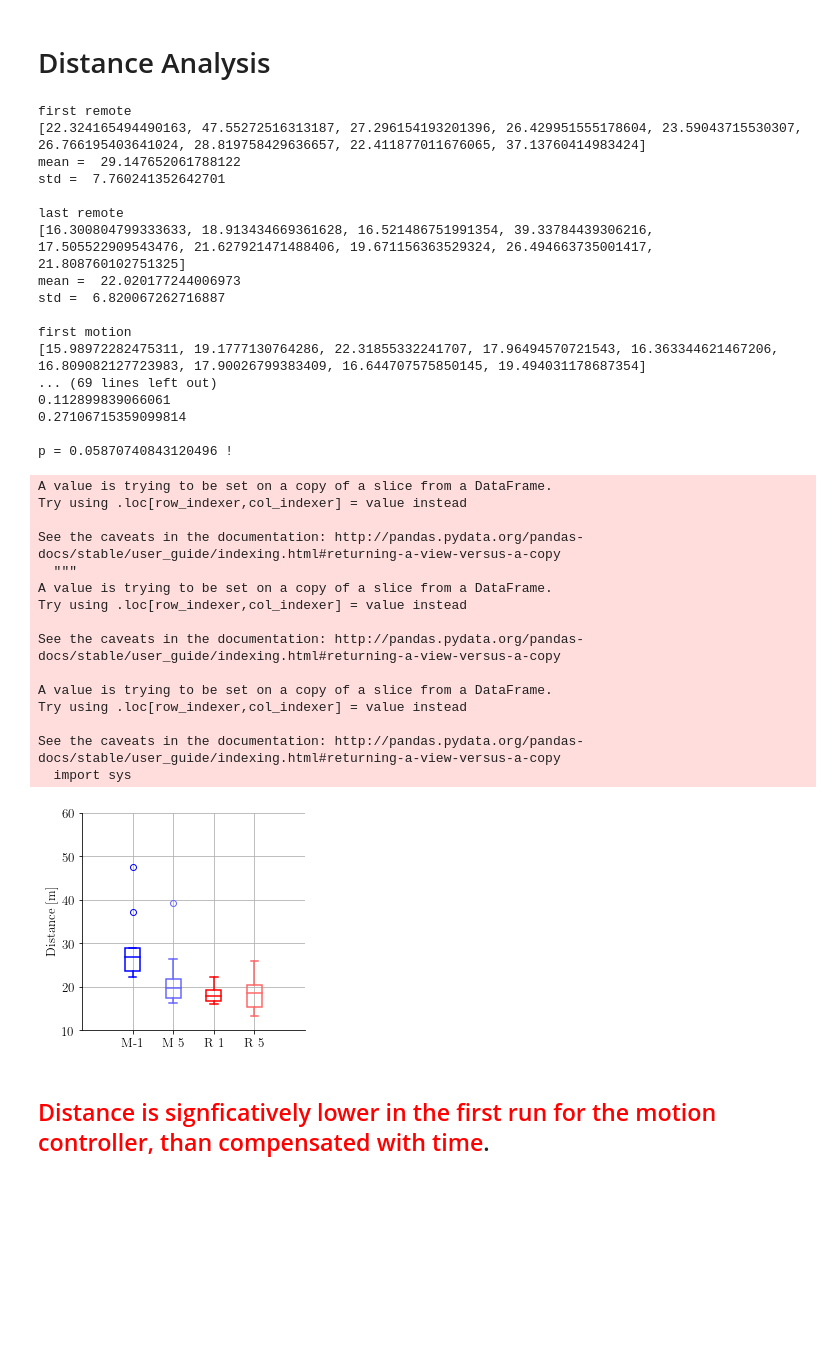
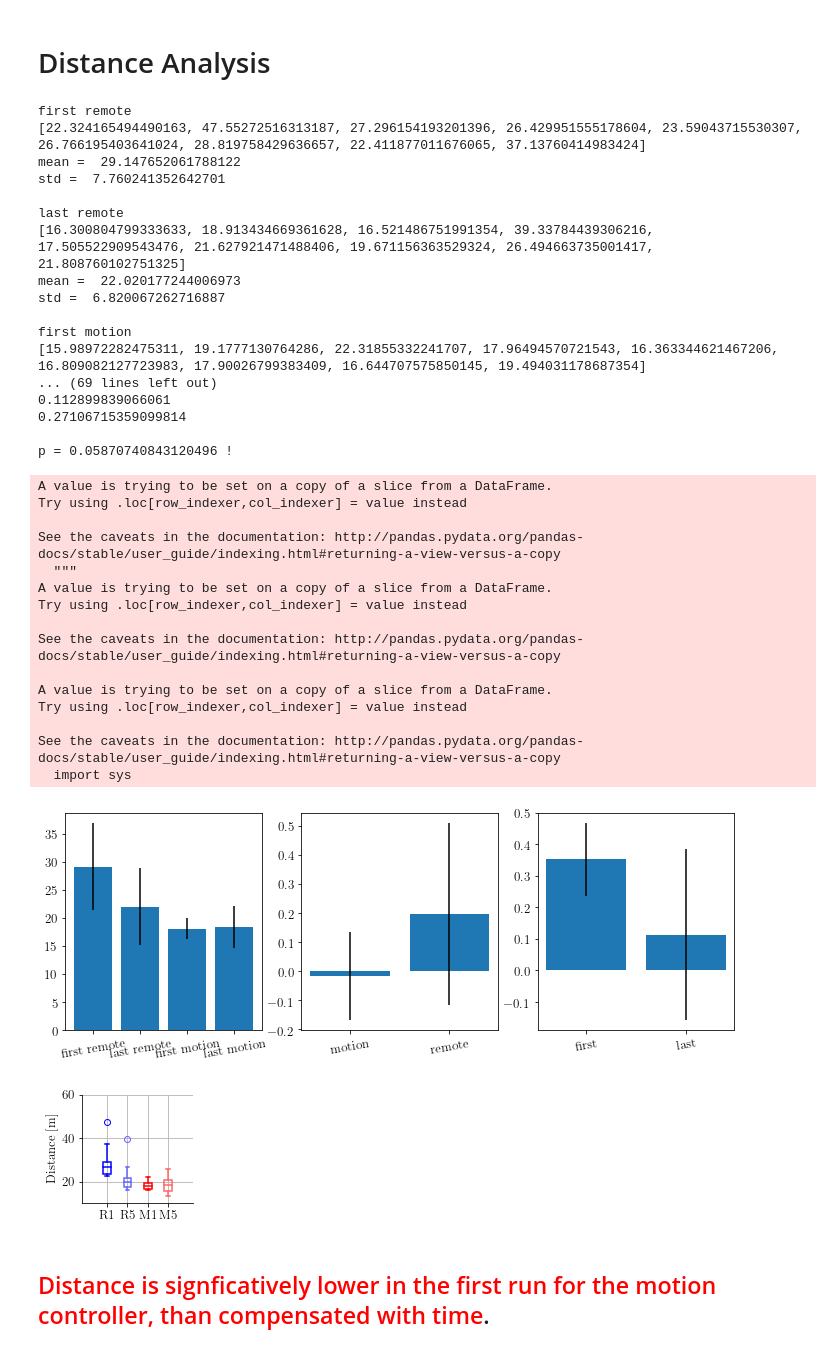
Before and after one commit to medioman22/Bidirectional_Interface, a Jupyter notebook: data_analysis/data_analysis_learning.ipynb, the cells around one changed output. Cells and saved outputs as stored; diff of their text form; code cells hidden in the pictures; blank space fills up the shorter version.

```diff
--- a/data_analysis/data_analysis_learning.ipynb
+++ b/data_analysis/data_analysis_learning.ipynb
@@ -33,7 +33,7 @@ params = {
     'xtick.labelsize': fs,
     'ytick.labelsize': fs,
     'text.usetex': False,
-    'figure.figsize': [4, 4],
+    'figure.figsize': [2, 2],
     'boxplot.boxprops.linewidth' : lw,
     'boxplot.whiskerprops.linewidth' : lw,
     'boxplot.capprops.linewidth' : lw,
@@ -261,7 +261,7 @@ def basic_box(data, names, col = 'b', leg = False, ax = None, save = False, wher
     if yticks is not None:
         plt.yticks(yticks)
 
-    plt.xticks([1, 1.4, 1.8, 2.2], ['M-1', 'M  5', 'R  1', 'R  5'])
+    plt.xticks([1, 1.4, 1.8, 2.2], ['R1', 'R5', 'M1', 'M5'])
 
     plt.ylabel(y)
 
@@ -384,41 +384,43 @@ def compDist(df):
 
 dist = runBasicAnalysis(compDist)
 
-ax = basic_box(dist, fields, y = 'Distance [m]', ylim = [10, 60], save = True, where = 'Distance.pdf')
+basic_plot(dist)
+ax = basic_box(dist, fields, y = 'Distance [m]', ylim = [10, 60], save = True, where = 'Distance.pdf', whis = 3)
 # %% [output]
 first remote
 [22.324165494490163, 47.55272516313187, 27.296154193201396, 26.429951555178604, 23.59043715530307, 26.766195403641024, 28.819758429636657, 22.411877011676065, 37.13760414983424]
 mean =  29.147652061788122
 std =  7.760241352642701
 
 last remote
 [16.300804799333633, 18.913434669361628, 16.521486751991354, 39.33784439306216, 17.505522909543476, 21.627921471488406, 19.671156363529324, 26.494663735001417, 21.808760102751325]
 mean =  22.020177244006973
 std =  6.820067262716887
 
 first motion
 [15.98972282475311, 19.1777130764286, 22.31855332241707, 17.96494570721543, 16.363344621467206, 16.809082127723983, 17.90026799383409, 16.644707575850145, 19.494031178687354]
 ... (69 lines left out)
 0.112899839066061
 0.27106715359099814
 
 p = 0.05870740843120496 !
 A value is trying to be set on a copy of a slice from a DataFrame.
 Try using .loc[row_indexer,col_indexer] = value instead
 
 See the caveats in the documentation: http://pandas.pydata.org/pandas-docs/stable/user_guide/indexing.html#returning-a-view-versus-a-copy
   """
 A value is trying to be set on a copy of a slice from a DataFrame.
 Try using .loc[row_indexer,col_indexer] = value instead
 
 See the caveats in the documentation: http://pandas.pydata.org/pandas-docs/stable/user_guide/indexing.html#returning-a-view-versus-a-copy
 
 A value is trying to be set on a copy of a slice from a DataFrame.
 Try using .loc[row_indexer,col_indexer] = value instead
 
 See the caveats in the documentation: http://pandas.pydata.org/pandas-docs/stable/user_guide/indexing.html#returning-a-view-versus-a-copy
   import sys
-[figure, old version]
+[figure, new version]
+[figure, added]
 # %% [markdown]
 ## <span style="color:red">Distance is signficatively lower in the first run for the motion controller, than compensated with time</span>.
 # %% [markdown]
```
Also changed, not shown: parts of 4 cells of this notebook, 29 other files.
